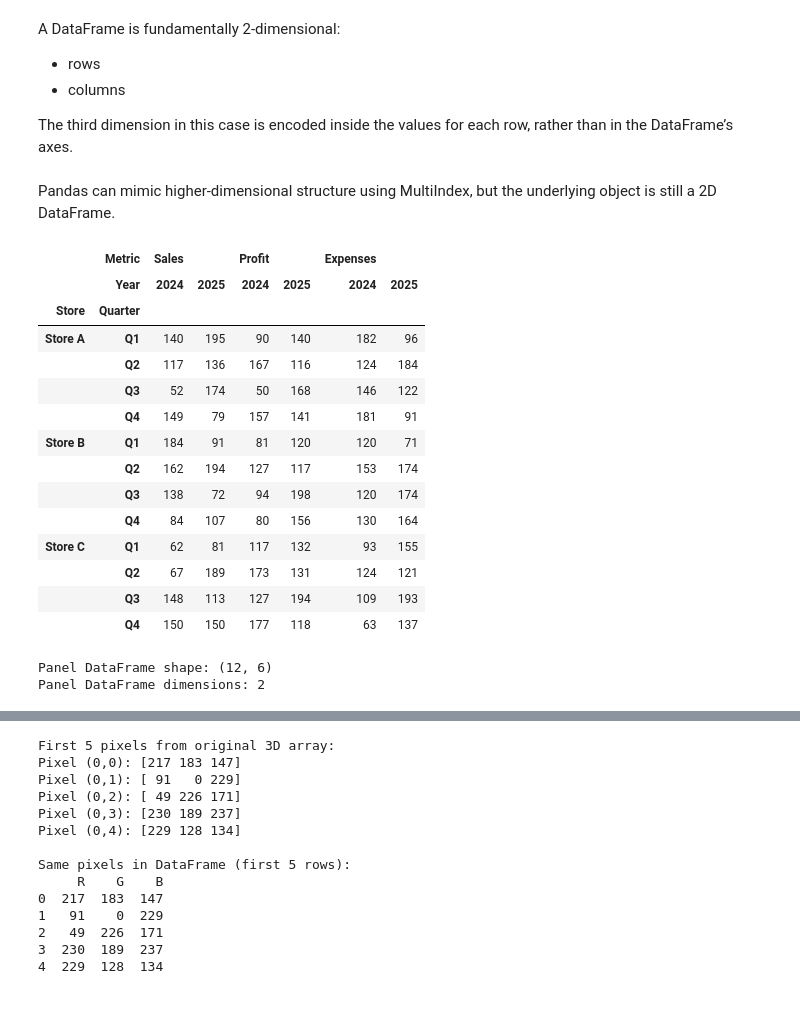
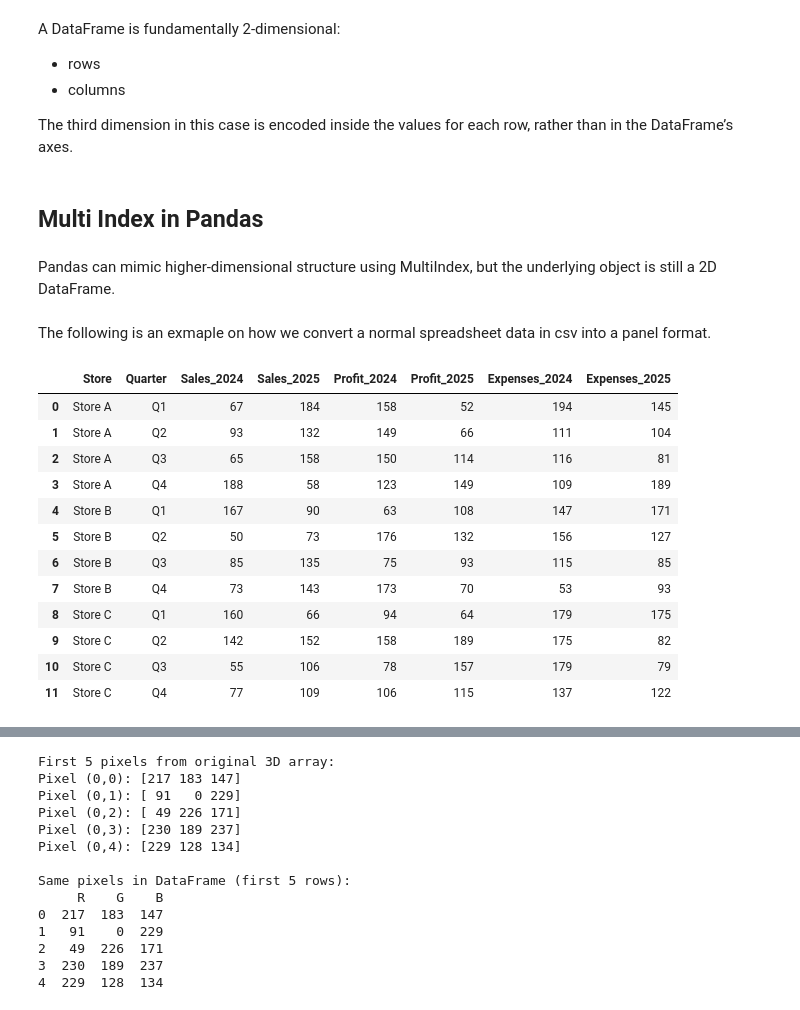
Before and after one commit to thomastay353/6m-data-1.7-intro-pandas, a Jupyter notebook: notebooks/pandas_additional.ipynb, the cells around one changed output, grey strips where cells are left out. Cells and saved outputs as stored; diff of their text form; code cells hidden in the pictures.

```diff
--- a/notebooks/pandas_additional.ipynb
+++ b/notebooks/pandas_additional.ipynb
@@ -108,49 +107,27 @@ A DataFrame is fundamentally 2-dimensional:
 - columns
 
 The third dimension in this case is encoded inside the values for each row, rather than in the DataFrame’s axes.
+# %% [markdown]
+## Multi Index in Pandas
 # %% [markdown]
 Pandas can mimic higher-dimensional structure using MultiIndex, but the underlying object is still a 2D DataFrame.
-# %%
-# Create MultiIndex for a panel-like DataFrame
-stores = ["Store A", "Store B", "Store C"]
-quarters = ["Q1", "Q2", "Q3", "Q4"]
-
-index = pd.MultiIndex.from_product([stores, quarters], names=["Store", "Quarter"])
-
-# Create MultiIndex columns for different metrics
-metrics = ["Sales", "Profit", "Expenses"]
-columns = pd.MultiIndex.from_product([metrics, ["2024", "2025"]], names=["Metric", "Year"])
-
-panel_df = pd.DataFrame(
-    np.random.randint(50, 200, size=(len(index), len(columns))),
-    index=index,
-    columns=columns
-)
-
-# Sort the MultiIndex for proper slicing
-panel_df = panel_df.sort_index()
-
-panel_df
-# %% [output]
-|  | Metric | Sales |  | Profit |  | Expenses |  |
-|  | Year | 2024 | 2025 | 2024 | 2025 | 2024 | 2025 |
-| Store | Quarter |  |  |  |  |  |  |
-| Store A | Q1 | 140 | 195 | 90 | 140 | 182 | 96 |
-|  | Q2 | 117 | 136 | 167 | 116 | 124 | 184 |
-|  | Q3 | 52 | 174 | 50 | 168 | 146 | 122 |
-|  | Q4 | 149 | 79 | 157 | 141 | 181 | 91 |
-| Store B | Q1 | 184 | 91 | 81 | 120 | 120 | 71 |
-|  | Q2 | 162 | 194 | 127 | 117 | 153 | 174 |
-|  | Q3 | 138 | 72 | 94 | 198 | 120 | 174 |
-|  | Q4 | 84 | 107 | 80 | 156 | 130 | 164 |
-| Store C | Q1 | 62 | 81 | 117 | 132 | 93 | 155 |
-|  | Q2 | 67 | 189 | 173 | 131 | 124 | 121 |
-|  | Q3 | 148 | 113 | 127 | 194 | 109 | 193 |
-|  | Q4 | 150 | 150 | 177 | 118 | 63 | 137 |
-# %%
-# print the shape and dimensions of the panel DataFrame
-print("\nPanel DataFrame shape:", panel_df.shape)
-print("Panel DataFrame dimensions:", panel_df.ndim)
-# %% [output]
-Panel DataFrame shape: (12, 6)
-Panel DataFrame dimensions: 2
+# %% [markdown]
+The following is an exmaple on how we convert a normal spreadsheet data in csv into a panel format.
+# %%
+# Read csv file with pandas
+raw_df = pd.read_csv("sales.csv")
+raw_df
+# %% [output]
+|  | Store | Quarter | Sales_2024 | Sales_2025 | Profit_2024 | Profit_2025 | Expenses_2024 | Expenses_2025 |
+| 0 | Store A | Q1 | 67 | 184 | 158 | 52 | 194 | 145 |
+| 1 | Store A | Q2 | 93 | 132 | 149 | 66 | 111 | 104 |
+| 2 | Store A | Q3 | 65 | 158 | 150 | 114 | 116 | 81 |
+| 3 | Store A | Q4 | 188 | 58 | 123 | 149 | 109 | 189 |
+| 4 | Store B | Q1 | 167 | 90 | 63 | 108 | 147 | 171 |
+| 5 | Store B | Q2 | 50 | 73 | 176 | 132 | 156 | 127 |
+| 6 | Store B | Q3 | 85 | 135 | 75 | 93 | 115 | 85 |
+| 7 | Store B | Q4 | 73 | 143 | 173 | 70 | 53 | 93 |
+| 8 | Store C | Q1 | 160 | 66 | 94 | 64 | 179 | 175 |
+| 9 | Store C | Q2 | 142 | 152 | 158 | 189 | 175 | 82 |
+| 10 | Store C | Q3 | 55 | 106 | 78 | 157 | 179 | 79 |
+| 11 | Store C | Q4 | 77 | 109 | 106 | 115 | 137 | 122 |
```
Also changed, not shown: parts of 24 cells of this notebook, 1 other file.
